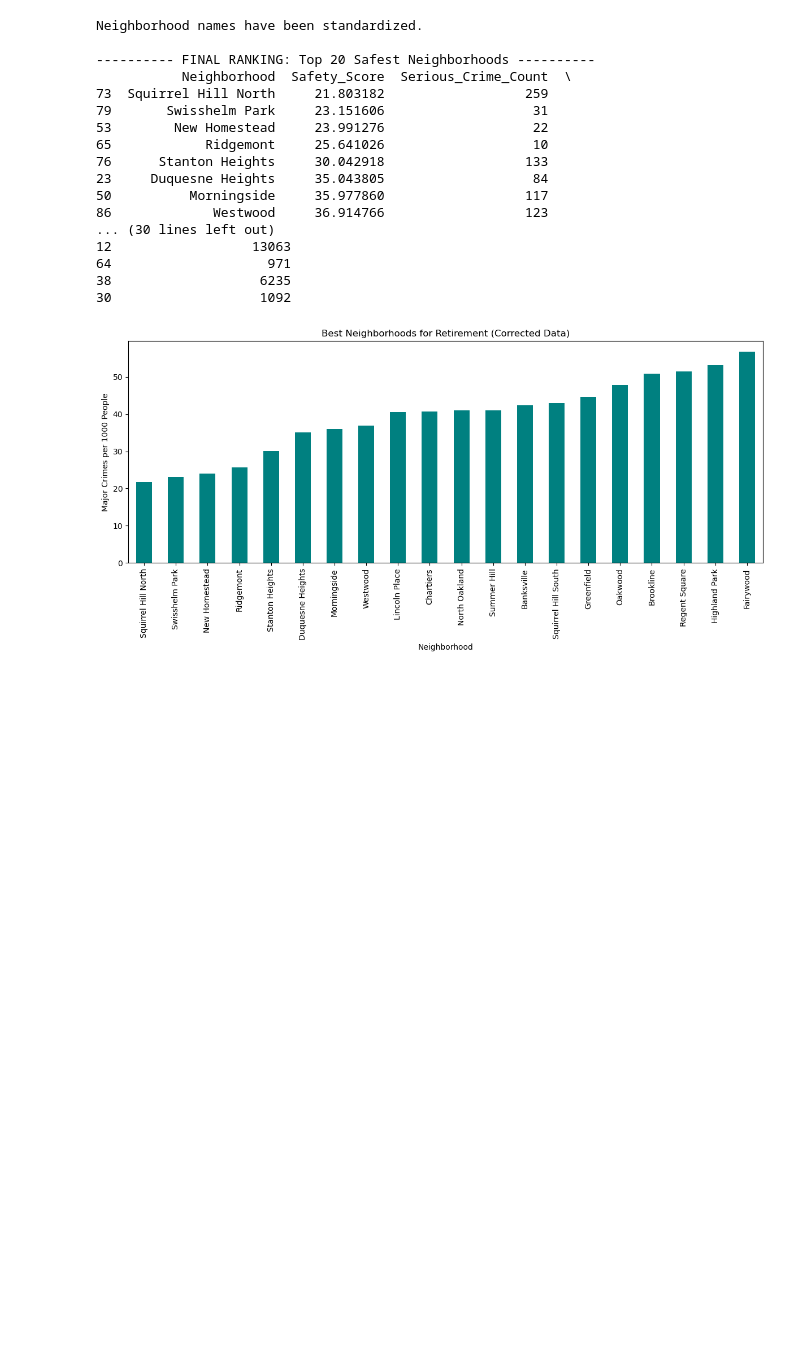
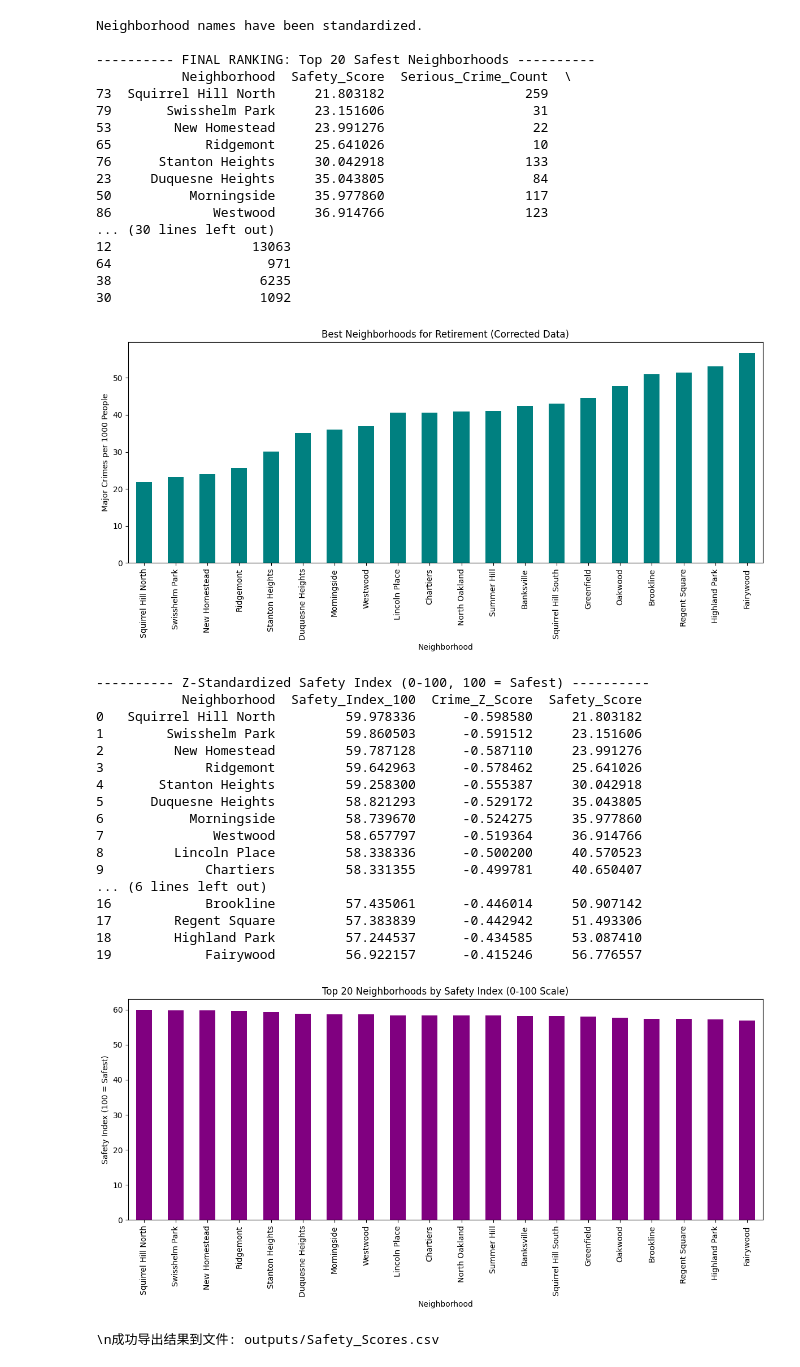
Before and after one commit to Xiaoyue-Yu/CMPINF0011-Final-Project-Group-2, a Jupyter notebook: personal_notebooks/Xiaoyue_analysis.ipynb, the cells around one changed output. Cells and saved outputs as stored; diff of their text form; code cells hidden in the pictures; blank space fills up the shorter version.

```diff
--- a/personal_notebooks/Xiaoyue_analysis.ipynb
+++ b/personal_notebooks/Xiaoyue_analysis.ipynb
@@ -209,3 +209,73 @@ Neighborhood names have been standardized.
 38                   6235
 30                   1092
 [figure]
+# %%
+crime_rate_mean = final_data['Safety_Score'].mean()
+crime_rate_std = final_data['Safety_Score'].std()
+
+# 创建 Z-score 列
+final_data['Crime_Z_Score'] = (final_data['Safety_Score'] - crime_rate_mean) / crime_rate_std
+
+# 2. 映射到 0-100 分 (反向映射)
+# 原始 Safety_Score 越低越好（犯罪率低），Z-score 越小越好。
+target_mean = 50
+target_std = 16.67
+
+# 计算原始分数：Z-score * 16.67 + 50
+# 注意这里取了负号 (-final_data['Crime_Z_Score'])，因为低犯罪率(低Z) = 高分
+final_data['Safety_Index_100'] = (-final_data['Crime_Z_Score'] * target_std) + target_mean
+
+# 截断到 0-100
+final_data['Safety_Index_100'] = final_data['Safety_Index_100'].clip(0, 100)
+
+# 3. 排序 (分数越高越好)
+final_ranking = final_data.sort_values(by='Safety_Index_100', ascending=False).reset_index(drop=True)
+
+# 4. 显示结果
+print("\n---------- Z-Standardized Safety Index (0-100, 100 = Safest) ----------")
+print(final_ranking[['Neighborhood', 'Safety_Index_100', 'Crime_Z_Score', 'Safety_Score']].head(20))
+
+# 5. 可视化新分数
+plt.figure(figsize=(12, 6))
+# 绘制前 20 名
+final_ranking.set_index('Neighborhood')['Safety_Index_100'].head(20).plot(kind='bar',
+                                                                     color='purple',
+                                                                     title='Top 20 Neighborhoods by Safety Index (0-100 Scale)',
+                                                                     ylabel='Safety Index (100 = Safest)')
+plt.tight_layout()
+plt.show()
+# %% [output]
+---------- Z-Standardized Safety Index (0-100, 100 = Safest) ----------
+           Neighborhood  Safety_Index_100  Crime_Z_Score  Safety_Score
+0   Squirrel Hill North         59.978336      -0.598580     21.803182
+1        Swisshelm Park         59.860503      -0.591512     23.151606
+2         New Homestead         59.787128      -0.587110     23.991276
+3             Ridgemont         59.642963      -0.578462     25.641026
+4       Stanton Heights         59.258300      -0.555387     30.042918
+5      Duquesne Heights         58.821293      -0.529172     35.043805
+6           Morningside         58.739670      -0.524275     35.977860
+7              Westwood         58.657797      -0.519364     36.914766
+8         Lincoln Place         58.338336      -0.500200     40.570523
+9             Chartiers         58.331355      -0.499781     40.650407
+... (6 lines left out)
+16            Brookline         57.435061      -0.446014     50.907142
+17        Regent Square         57.383839      -0.442942     51.493306
+18        Highland Park         57.244537      -0.434585     53.087410
+19            Fairywood         56.922157      -0.415246     56.776557
+[figure, added]
+# %%
+# --- 导出最终结果到 CSV 文件 ---
+
+# 设置导出文件名
+output_file = "outputs/Safety_Scores.csv"
+
+# 选择要导出的列 (包括原始数据、人均数据和最终得分)
+export_cols = ['Neighborhood', 'Safety_Index_100']
+
+# 执行导出
+# index=False 表示不把 pandas 的索引列写入文件
+final_ranking[export_cols].to_csv(output_file, index=False)
+
+print(f"\\n成功导出结果到文件: {output_file}")
+# %% [output]
+\n成功导出结果到文件: outputs/Safety_Scores.csv
```
Also changed, not shown: parts of 1 cell of this notebook, 3 other files.
